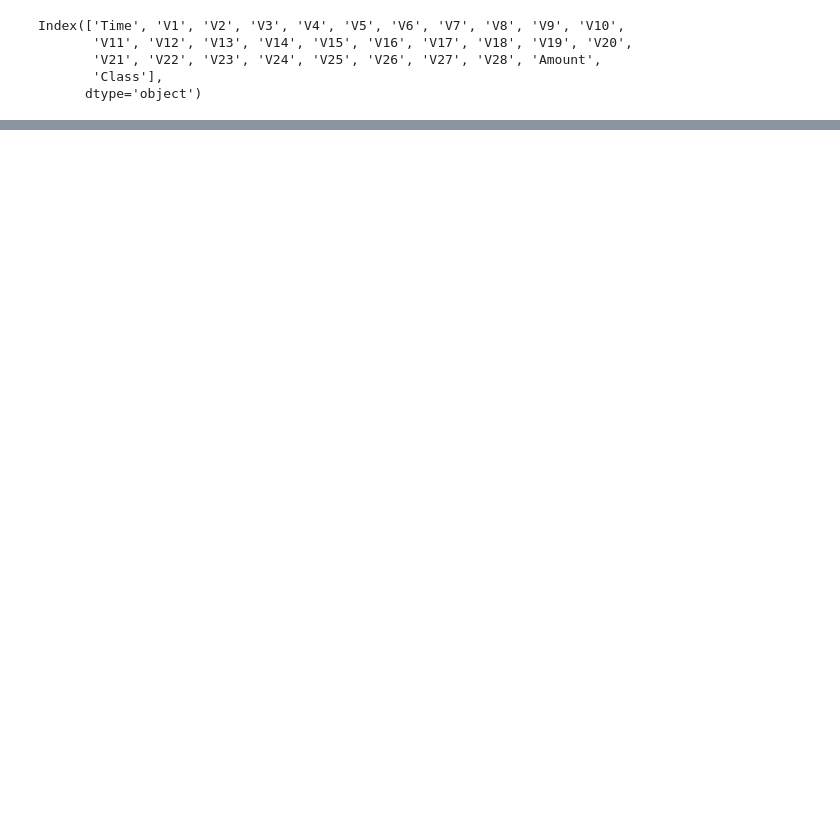
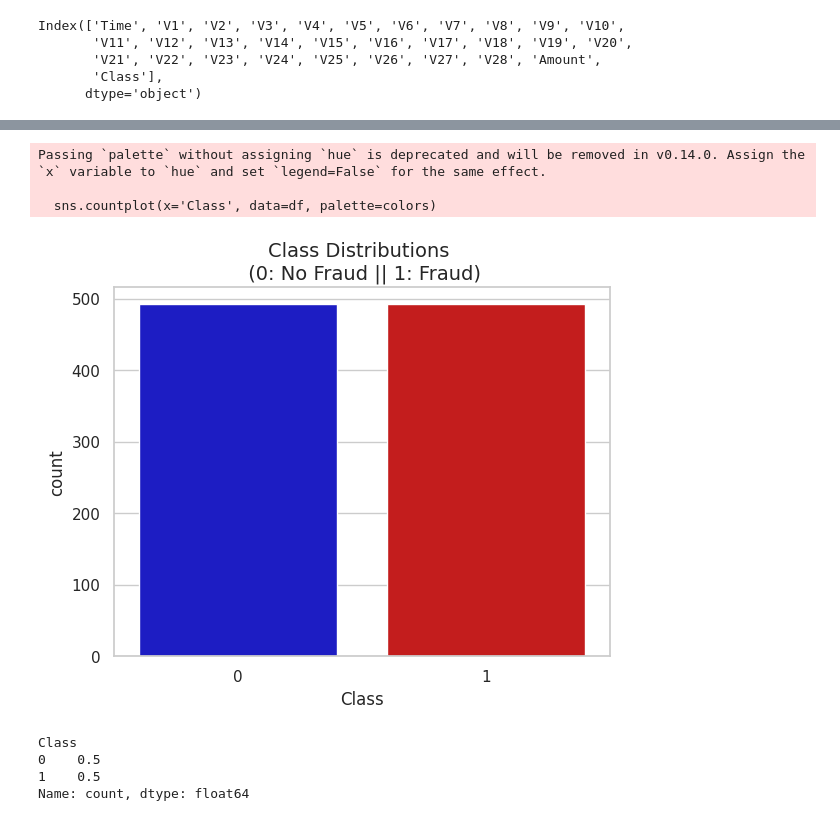
Before and after one commit to mohammad-jafary/data_science_projects, a Jupyter notebook: creditcardfraud/creditcardfraud.ipynb, the cells around one changed output, grey strips where cells are left out. Saved outputs shown, nothing was run; the diff lists cells and outputs as text; code cells hidden in the pictures; blank space fills up the shorter version.

```diff
--- a/creditcardfraud/creditcardfraud.ipynb
+++ b/creditcardfraud/creditcardfraud.ipynb
@@ -27,6 +27,12 @@ print(f"not fraud: {round(df['Class'].value_counts()[1]/len(df) * 100,2)}% of th
 fraud: 99.83% of the dataset
 not fraud: 0.17% of the dataset
 # %%
+def graph_distributions(df):
+    colors = ["#0101DF", "#DF0101"]
+    sns.countplot(x='Class', data=df, palette=colors)
+    plt.title('Class Distributions \n (0: No Fraud || 1: Fraud)', fontsize=14)
+    plt.show()
+
 colors = ["#0101DF", "#DF0101"]
 
 sns.countplot(x='Class', data=df, palette=colors)
@@ -83,0 +93,9 @@ df['scaled_time'] = rob_scaler.fit_transform(df['Time'].values.reshape(-1, 1))
+# %%
+scaled_amount = df['scaled_amount']
+scaled_time = df['scaled_time']
+
+df.drop(['scaled_amount', 'scaled_time'], axis=1, inplace=True)
+df.insert(0, 'scaled_amount', scaled_amount)
+df.insert(1, 'scaled_time', scaled_time)
+
+df.head()
@@ -83,0 +142,11 @@ df['scaled_time'] = rob_scaler.fit_transform(df['Time'].values.reshape(-1, 1))
+# %%
+df = df.sample(frac=1)
+
+fraud_df = df.loc[df['Class'] == 1]
+non_fraud_df = df.loc[df['Class'] == 0][:492]
+
+normal_distributed_df = pd.concat([fraud_df, non_fraud_df])
+
+new_df = normal_distributed_df.sample(frac=1, random_state=42)
+
+new_df.head()
@@ -83,0 +161,14 @@ df['scaled_time'] = rob_scaler.fit_transform(df['Time'].values.reshape(-1, 1))
+# %%
+graph_distributions(new_df)
+# %% [output]
+Passing `palette` without assigning `hue` is deprecated and will be removed in v0.14.0. Assign the `x` variable to `hue` and set `legend=False` for the same effect.
+
+  sns.countplot(x='Class', data=df, palette=colors)
+[figure, added]
+# %%
+print(new_df['Class'].value_counts()/len(new_df))
+# %% [output]
+Class
+0    0.5
+1    0.5
+Name: count, dtype: float64
```
Also changed, not shown: parts of 14 cells of this notebook.
